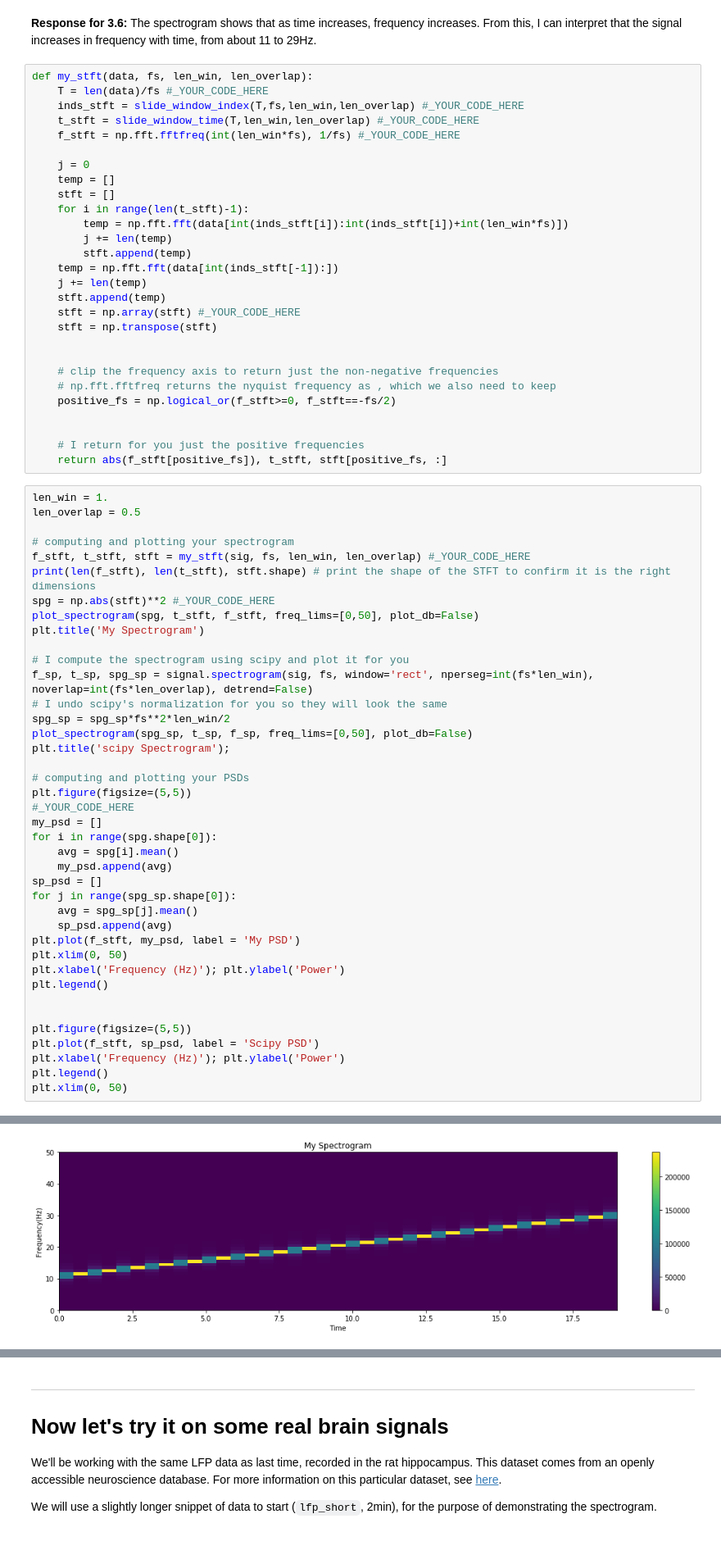
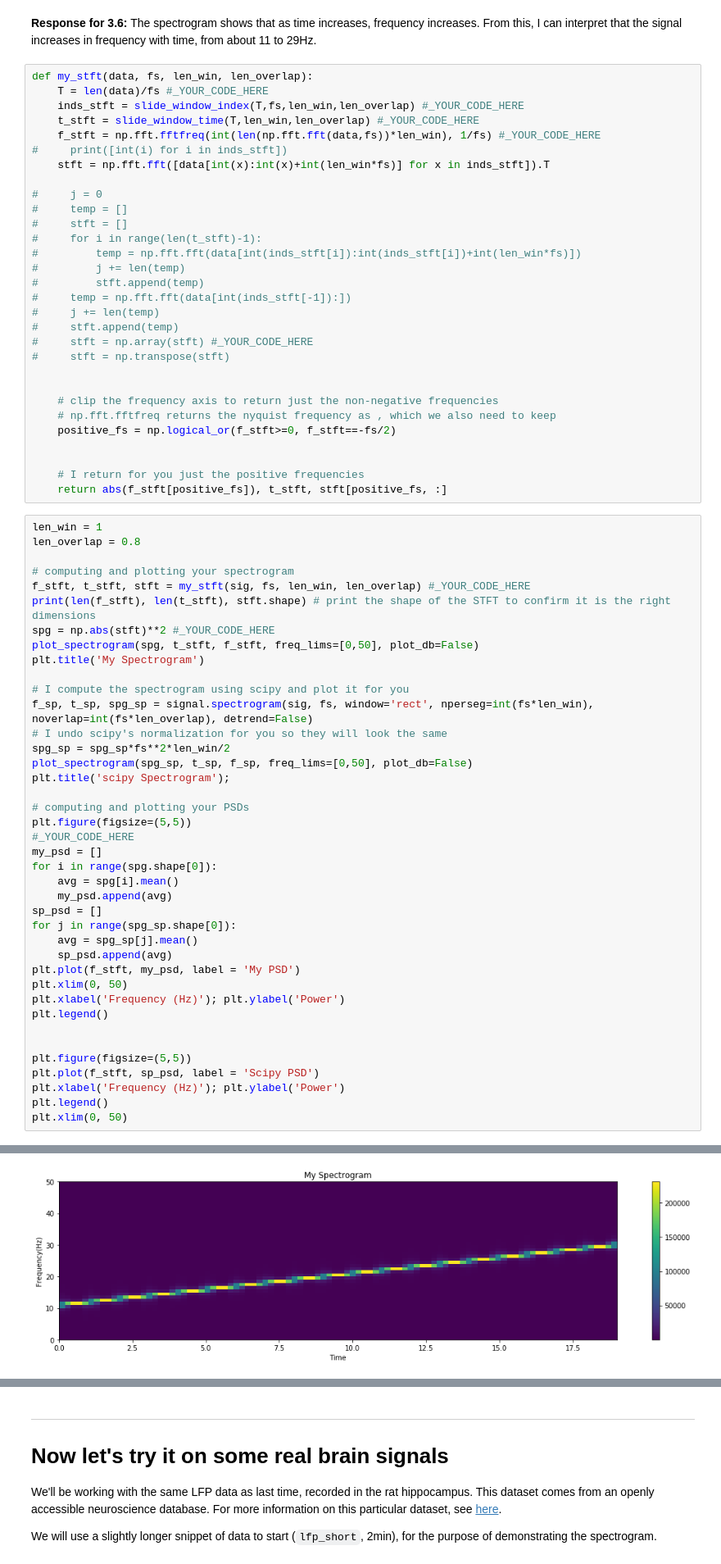
Before and after one commit to ylc020/COGS118C, a Jupyter notebook: Assignments/A3-TimeFrequencyFiltering.ipynb, the cells around one changed output, grey strips where cells are left out. Shown: that part at 82% size. Cells and saved outputs as stored; diff of their text form.

```diff
--- a/Assignments/A3-TimeFrequencyFiltering.ipynb
+++ b/Assignments/A3-TimeFrequencyFiltering.ipynb
@@ -292,20 +293,22 @@ def my_stft(data, fs, len_win, len_overlap):
     T = len(data)/fs #_YOUR_CODE_HERE
     inds_stft = slide_window_index(T,fs,len_win,len_overlap) #_YOUR_CODE_HERE
     t_stft = slide_window_time(T,len_win,len_overlap) #_YOUR_CODE_HERE
-    f_stft = np.fft.fftfreq(int(len_win*fs), 1/fs) #_YOUR_CODE_HERE
+    f_stft = np.fft.fftfreq(int(len(np.fft.fft(data,fs))*len_win), 1/fs) #_YOUR_CODE_HERE
+#     print([int(i) for i in inds_stft])
+    stft = np.fft.fft([data[int(x):int(x)+int(len_win*fs)] for x in inds_stft]).T
 
-    j = 0
-    temp = []
-    stft = []
-    for i in range(len(t_stft)-1):
-        temp = np.fft.fft(data[int(inds_stft[i]):int(inds_stft[i])+int(len_win*fs)])
-        j += len(temp)
-        stft.append(temp)
-    temp = np.fft.fft(data[int(inds_stft[-1]):])
-    j += len(temp)
-    stft.append(temp)
-    stft = np.array(stft) #_YOUR_CODE_HERE
-    stft = np.transpose(stft)
+#     j = 0
+#     temp = []
+#     stft = []
+#     for i in range(len(t_stft)-1):
+#         temp = np.fft.fft(data[int(inds_stft[i]):int(inds_stft[i])+int(len_win*fs)])
+#         j += len(temp)
+#         stft.append(temp)
+#     temp = np.fft.fft(data[int(inds_stft[-1]):])
+#     j += len(temp)
+#     stft.append(temp)
+#     stft = np.array(stft) #_YOUR_CODE_HERE
+#     stft = np.transpose(stft)
 
 
     # clip the frequency axis to return just the non-negative frequencies
@@ -316,8 +319,8 @@ def my_stft(data, fs, len_win, len_overlap):
     # I return for you just the positive frequencies
     return abs(f_stft[positive_fs]), t_stft, stft[positive_fs, :]
 # %%
-len_win = 1.
-len_overlap = 0.5
+len_win = 1
+len_overlap = 0.8
 
 # computing and plotting your spectrogram
 f_stft, t_stft, stft = my_stft(sig, fs, len_win, len_overlap) #_YOUR_CODE_HERE
@@ -360,2 +363,2 @@ plt.xlim(0, 50)
 (0, 50)
-[figure, old version]
+[figure, new version]
```
Also changed, not shown: parts of 5 cells of this notebook.
